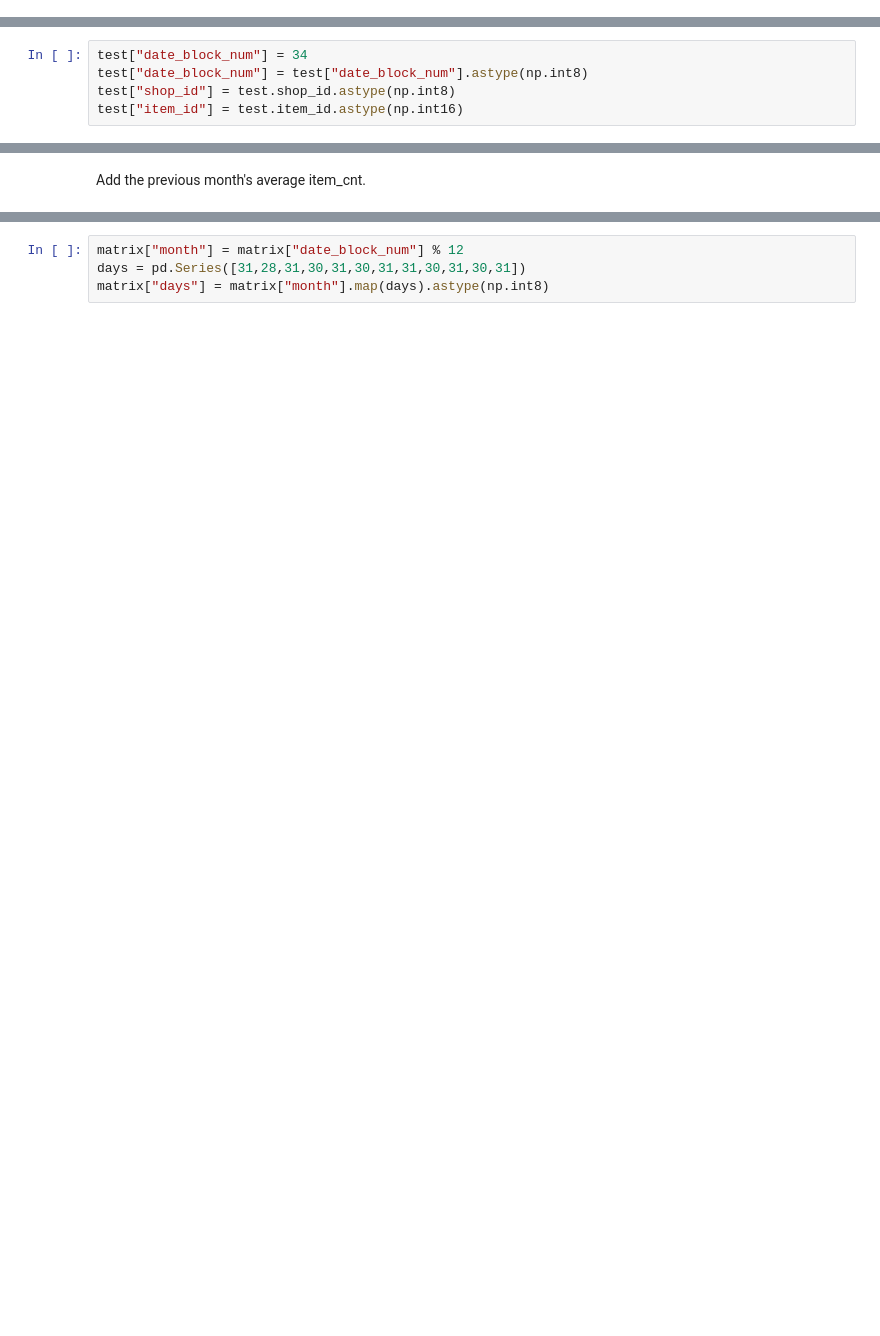
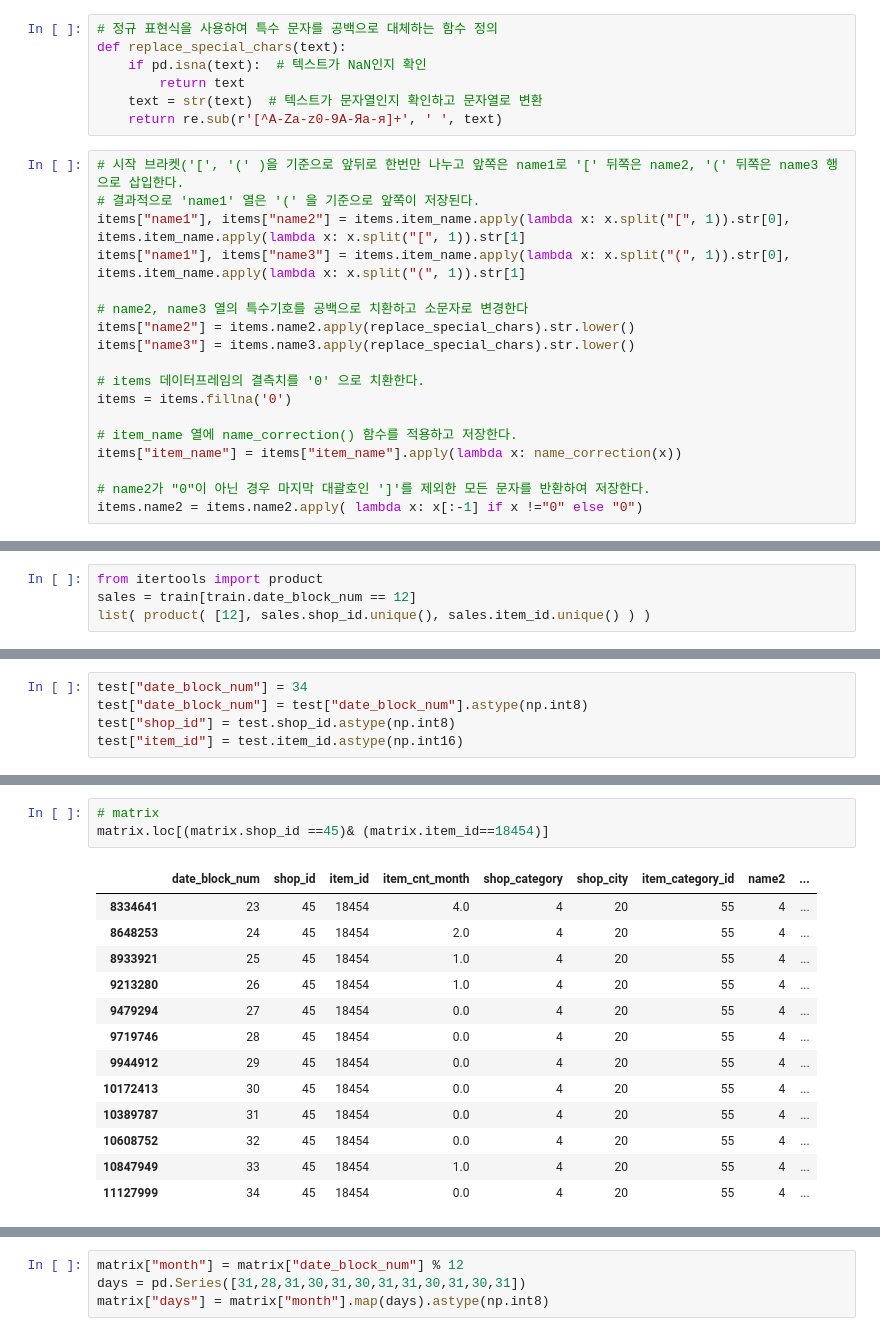
Before and after one commit to brekJ/connet_ml_2Team, a Jupyter notebook: 088263Notebook/jay_annotation.ipynb, the cells around one changed output, grey strips where cells are left out. Drawn from its saved outputs; the diff is of its cells as text; blank space fills up the shorter version.

```diff
--- a/088263Notebook/jay_annotation.ipynb
+++ b/088263Notebook/jay_annotation.ipynb
@@ -361,0 +416,25 @@ Create a test set for month 34.
+# %%
+# 정규 표현식을 사용하여 특수 문자를 공백으로 대체하는 함수 정의
+def replace_special_chars(text):
+    if pd.isna(text):  # 텍스트가 NaN인지 확인
+        return text
+    text = str(text)  # 텍스트가 문자열인지 확인하고 문자열로 변환
+    return re.sub(r'[^A-Za-z0-9А-Яа-я]+', ' ', text)
+# %%
+# 시작 브라켓('[', '(' )을 기준으로 앞뒤로 한번만 나누고 앞쪽은 name1로 '[' 뒤쪽은 name2, '(' 뒤쪽은 name3 행으로 삽입한다.
+# 결과적으로 'name1' 열은 '(' 을 기준으로 앞쪽이 저장된다.
+items["name1"], items["name2"] = items.item_name.apply(lambda x: x.split("[", 1)).str[0], items.item_name.apply(lambda x: x.split("[", 1)).str[1]
+items["name1"], items["name3"] = items.item_name.apply(lambda x: x.split("(", 1)).str[0], items.item_name.apply(lambda x: x.split("(", 1)).str[1]
+
+# name2, name3 열의 특수기호를 공백으로 치환하고 소문자로 변경한다
+items["name2"] = items.name2.apply(replace_special_chars).str.lower()
+items["name3"] = items.name3.apply(replace_special_chars).str.lower()
+
+# items 데이터프레임의 결측치를 '0' 으로 치환한다.
+items = items.fillna('0')
+
+# item_name 열에 name_correction() 함수를 적용하고 저장한다.
+items["item_name"] = items["item_name"].apply(lambda x: name_correction(x))
+
+# name2가 "0"이 아닌 경우 마지막 대괄호인 ']'를 제외한 모든 문자를 반환하여 저장한다.
+items.name2 = items.name2.apply( lambda x: x[:-1] if x !="0" else "0")
@@ -361,0 +545,4 @@ Create a test set for month 34.
+# %%
+from itertools import product
+sales = train[train.date_block_num == 12]
+list( product( [12], sales.shop_id.unique(), sales.item_id.unique() ) )
@@ -412,2 +682,17 @@ time.time() - ts
-# %% [markdown]
-Add the previous month's average item_cnt.
+# %%
+# matrix
+matrix.loc[(matrix.shop_id ==45)& (matrix.item_id==18454)]
+# %% [output]
+|  | date_block_num | shop_id | item_id | item_cnt_month | shop_category | shop_city | item_category_id | name2 | ... |
+| 8334641 | 23 | 45 | 18454 | 4.0 | 4 | 20 | 55 | 4 | ... |
+| 8648253 | 24 | 45 | 18454 | 2.0 | 4 | 20 | 55 | 4 | ... |
+| 8933921 | 25 | 45 | 18454 | 1.0 | 4 | 20 | 55 | 4 | ... |
+| 9213280 | 26 | 45 | 18454 | 1.0 | 4 | 20 | 55 | 4 | ... |
+| 9479294 | 27 | 45 | 18454 | 0.0 | 4 | 20 | 55 | 4 | ... |
+| 9719746 | 28 | 45 | 18454 | 0.0 | 4 | 20 | 55 | 4 | ... |
+| 9944912 | 29 | 45 | 18454 | 0.0 | 4 | 20 | 55 | 4 | ... |
+| 10172413 | 30 | 45 | 18454 | 0.0 | 4 | 20 | 55 | 4 | ... |
+| 10389787 | 31 | 45 | 18454 | 0.0 | 4 | 20 | 55 | 4 | ... |
+| 10608752 | 32 | 45 | 18454 | 0.0 | 4 | 20 | 55 | 4 | ... |
+| 10847949 | 33 | 45 | 18454 | 1.0 | 4 | 20 | 55 | 4 | ... |
+| 11127999 | 34 | 45 | 18454 | 0.0 | 4 | 20 | 55 | 4 | ... |
```
Also changed, not shown: parts of 103 cells of this notebook.
